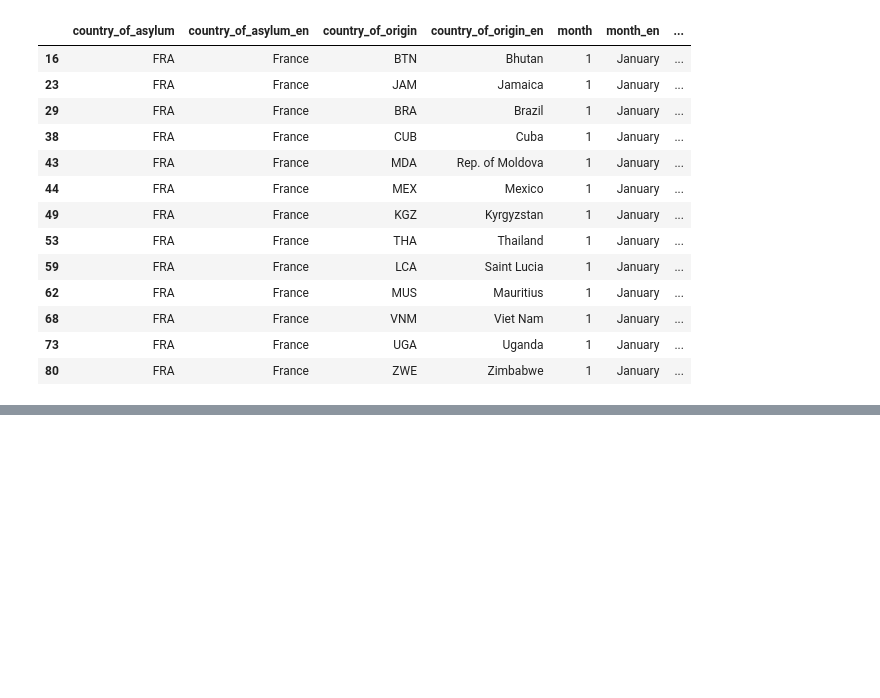
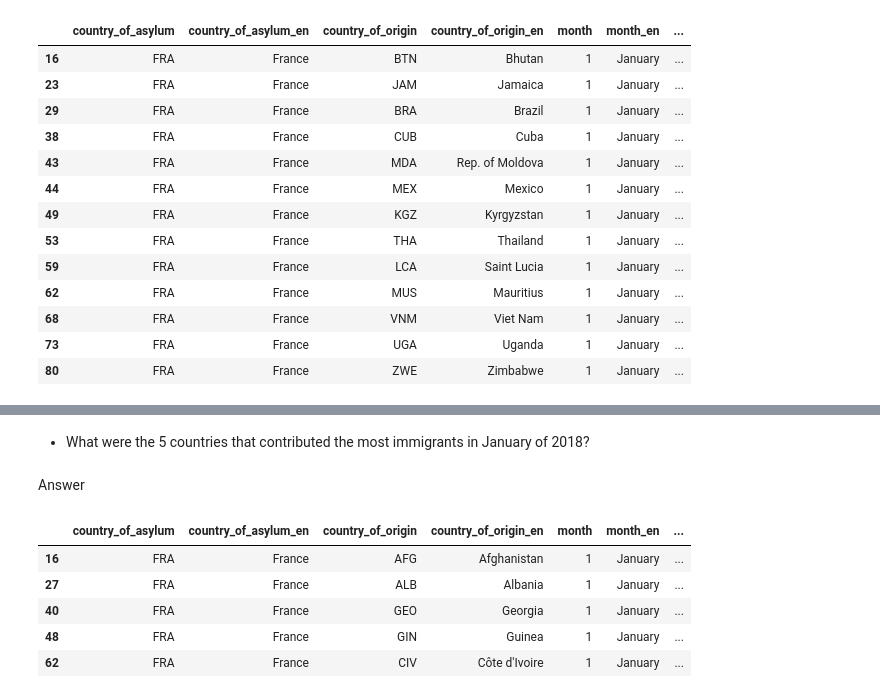
Before and after one commit to tiger-bug/Advanced_Class, a Jupyter notebook: jupyter_stuff/Week_9/Week_9_assignment.ipynb, the cells around one changed output, grey strips where cells are left out. Cells and saved outputs as stored; diff of their text form; code cells hidden in the pictures; blank space fills up the shorter version.

```diff
--- a/jupyter_stuff/Week_9/Week_9_assignment.ipynb
+++ b/jupyter_stuff/Week_9/Week_9_assignment.ipynb
@@ -321,0 +324,6 @@ df.loc[df['value']==1]
+# %%
+url2 = 'http://popdata.unhcr.org/api/stats/asylum_seekers_monthly.json?year=2018&month=1&coa=FRA'
+# %%
+data = requests.get(url2)
+as_json = data.json()
+df = pd.DataFrame(as_json)
@@ -321,0 +344,15 @@ df.loc[df['value']==1]
+# %% [markdown]
+- What were the 5 countries that contributed the most immigrants in January of 2018?
+# %%
+cont_5 = df.sort_values(by='value',ascending=False).iloc[0:5]
+# %% [markdown]
+Answer
+# %%
+cont_5
+# %% [output]
+|  | country_of_asylum | country_of_asylum_en | country_of_origin | country_of_origin_en | month | month_en | ... |
+| 16 | FRA | France | AFG | Afghanistan | 1 | January | ... |
+| 27 | FRA | France | ALB | Albania | 1 | January | ... |
+| 40 | FRA | France | GEO | Georgia | 1 | January | ... |
+| 48 | FRA | France | GIN | Guinea | 1 | January | ... |
+| 62 | FRA | France | CIV | Côte d'Ivoire | 1 | January | ... |
```
Also changed, not shown: parts of 8 cells of this notebook.
